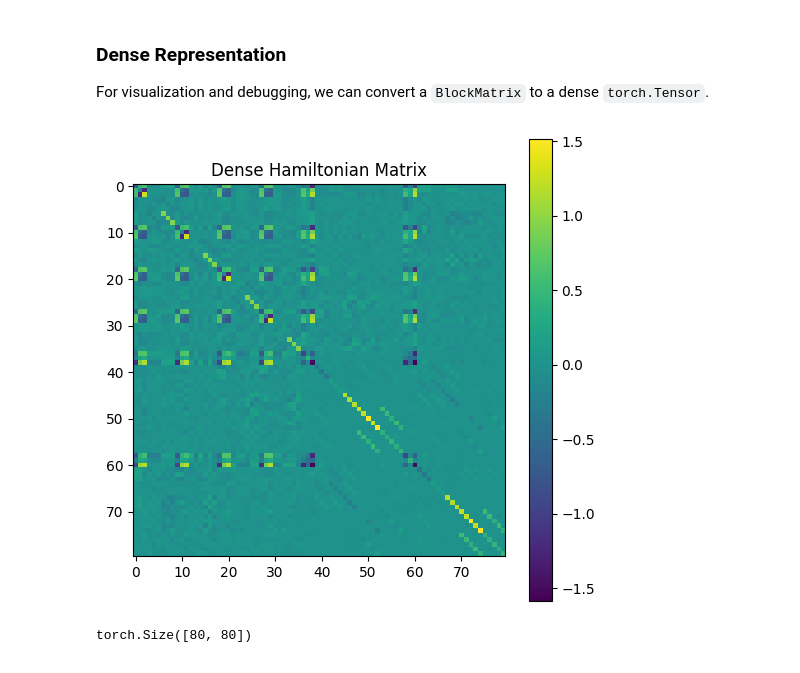
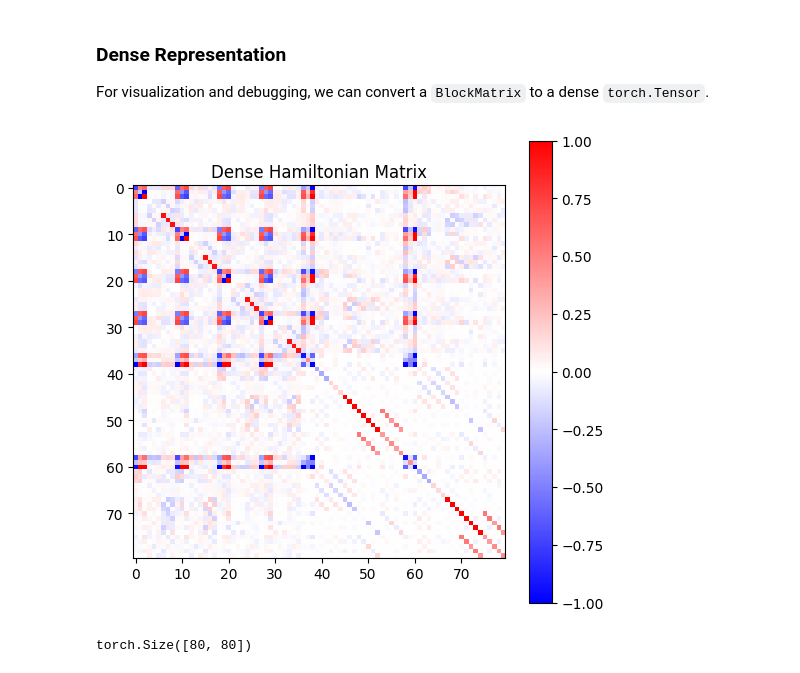
Before and after one commit to Mandala-org/Mandala, a Jupyter notebook: notebooks/demos/01_data_loading_and_inspection.ipynb, the cells around one changed output. Drawn from its saved outputs; the diff is of its cells as text; code cells hidden in the pictures.

```diff
--- a/notebooks/demos/01_data_loading_and_inspection.ipynb
+++ b/notebooks/demos/01_data_loading_and_inspection.ipynb
@@ -13,9 +14,11 @@ from data.snapshot import Snapshot
 We can load a `Snapshot` from an OpenMX `.scfout` and `.info.out` file pair using the `Snapshot.from_openmx` class method.
 # %%
 # Load the snapshot
+cfg = Config()
 snapshot = Snapshot.from_openmx(
     "../../data/small/H2O/original/H2O.matrix",
-    "../../data/small/H2O/original/H2O.info.out"
+    "../../data/small/H2O/original/H2O.info.out",
+    cfg=cfg
 )
 
 print(snapshot)
@@ -99,13 +102,13 @@ For visualization and debugging, we can convert a `BlockMatrix` to a dense `torc
 # %%
 dense_hamiltonian = hamiltonian.to_dense()
 
 plt.figure(figsize=(6, 6))
-plt.imshow(dense_hamiltonian, cmap="viridis")
+plt.imshow(dense_hamiltonian, cmap="bwr", vmin=-1, vmax=1)
 plt.title("Dense Hamiltonian Matrix")
 plt.colorbar()
 plt.show()
 # %% [output]
-[figure, old version]
+[figure, new version]
 # %%
 dense_hamiltonian.shape
 # %% [output]
```
Also changed, not shown: parts of 1 cell of this notebook, 21 other files.
